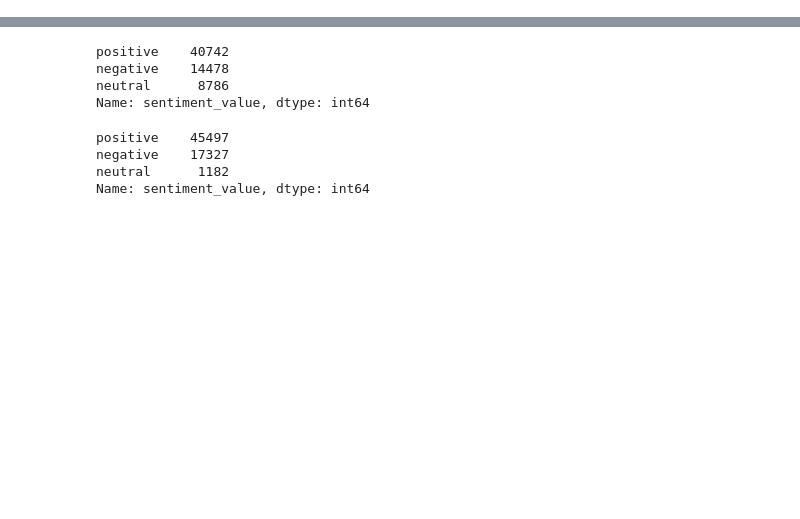
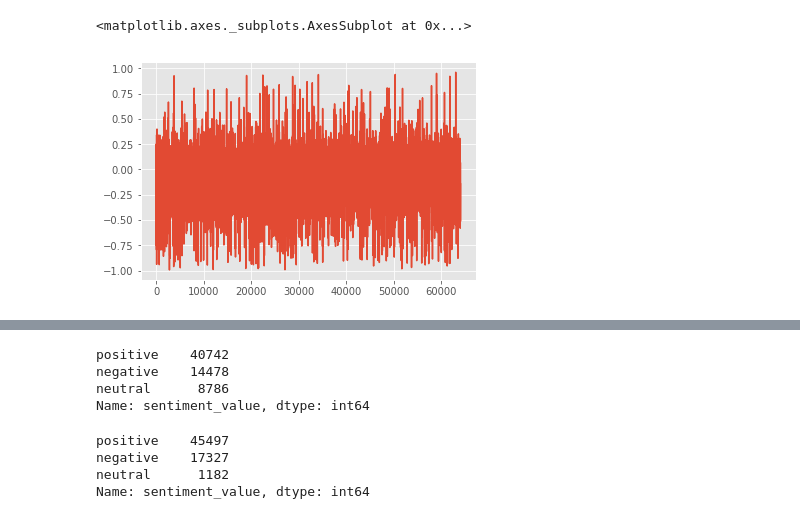
Before and after one commit to franksalas/text_classification_public_healthcare_data, a Jupyter notebook: data_exploration/health05_sentiment_values_better.ipynb, the cells around one changed output, grey strips where cells are left out. Cells and saved outputs as stored; diff of their text form; code cells hidden in the pictures; blank space fills up the shorter version.

```diff
--- a/data_exploration/health05_sentiment_values_better.ipynb
+++ b/data_exploration/health05_sentiment_values_better.ipynb
@@ -19,0 +47,8 @@ clean.drop(['Unnamed: 0'],axis=1,inplace=True)
+# %%
+def maxval(row):
+    if row['pos']> row['neg']:
+        return 'positive'
+    elif row['pos']<  row['neg']:
+        return 'negative'
+    else:
+        return 'undecided'
@@ -19,0 +64,6 @@ clean.drop(['Unnamed: 0'],axis=1,inplace=True)
+# %%
+original['max_value_sent'] = original.apply(maxval,axis=1)
+# %%
+test = original[['text','stars','compound','sentiment_value','max_value_sent']]
+# %%
+one = test[test.stars == 1]
@@ -19,0 +79,5 @@ clean.drop(['Unnamed: 0'],axis=1,inplace=True)
+# %%
+one['compound'].plot()
+# %% [output]
+<matplotlib.axes._subplots.AxesSubplot at 0x...>
+[figure, added]
```
Also changed, not shown: parts of 34 cells of this notebook, 26 other files.
